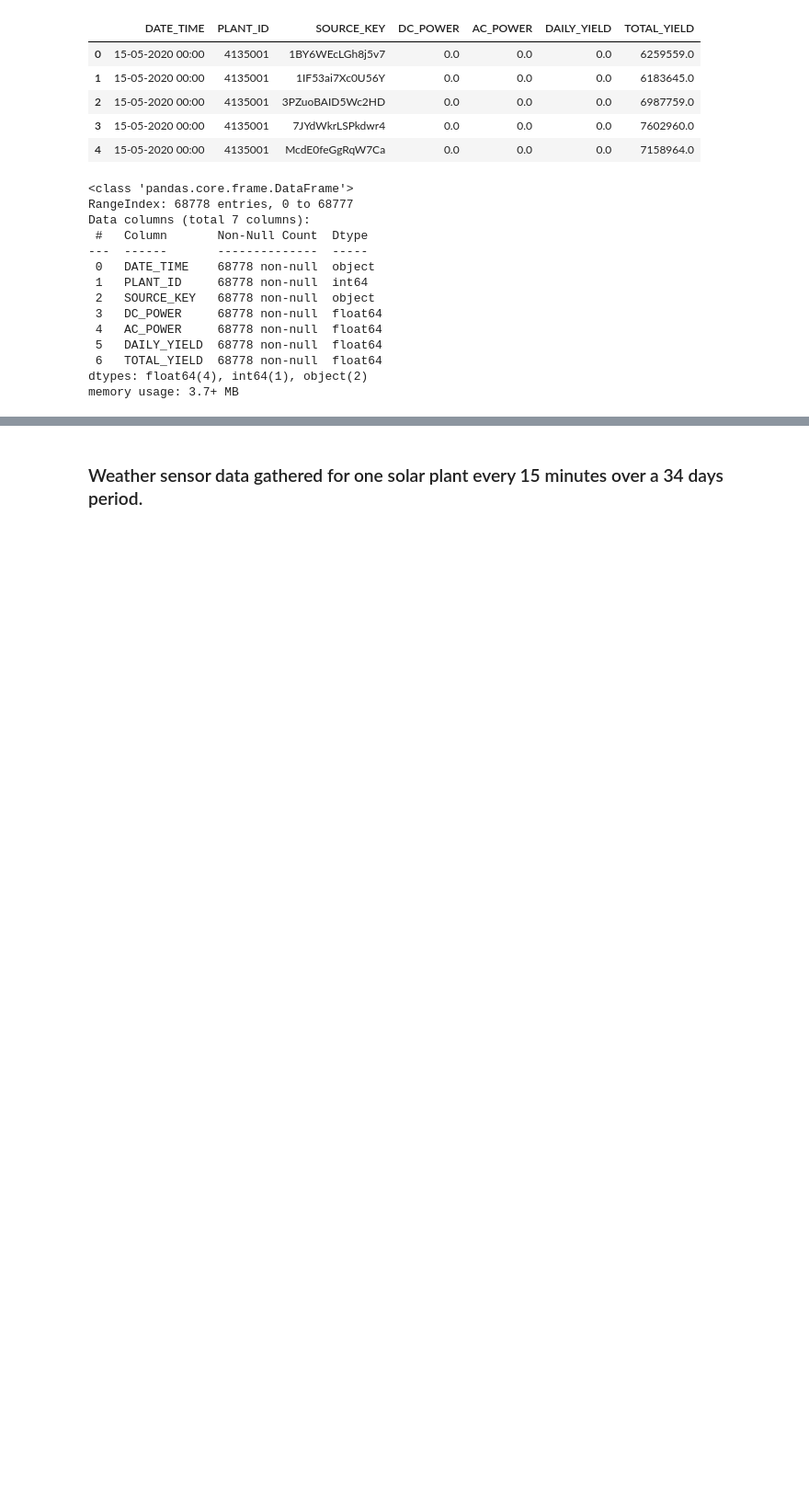
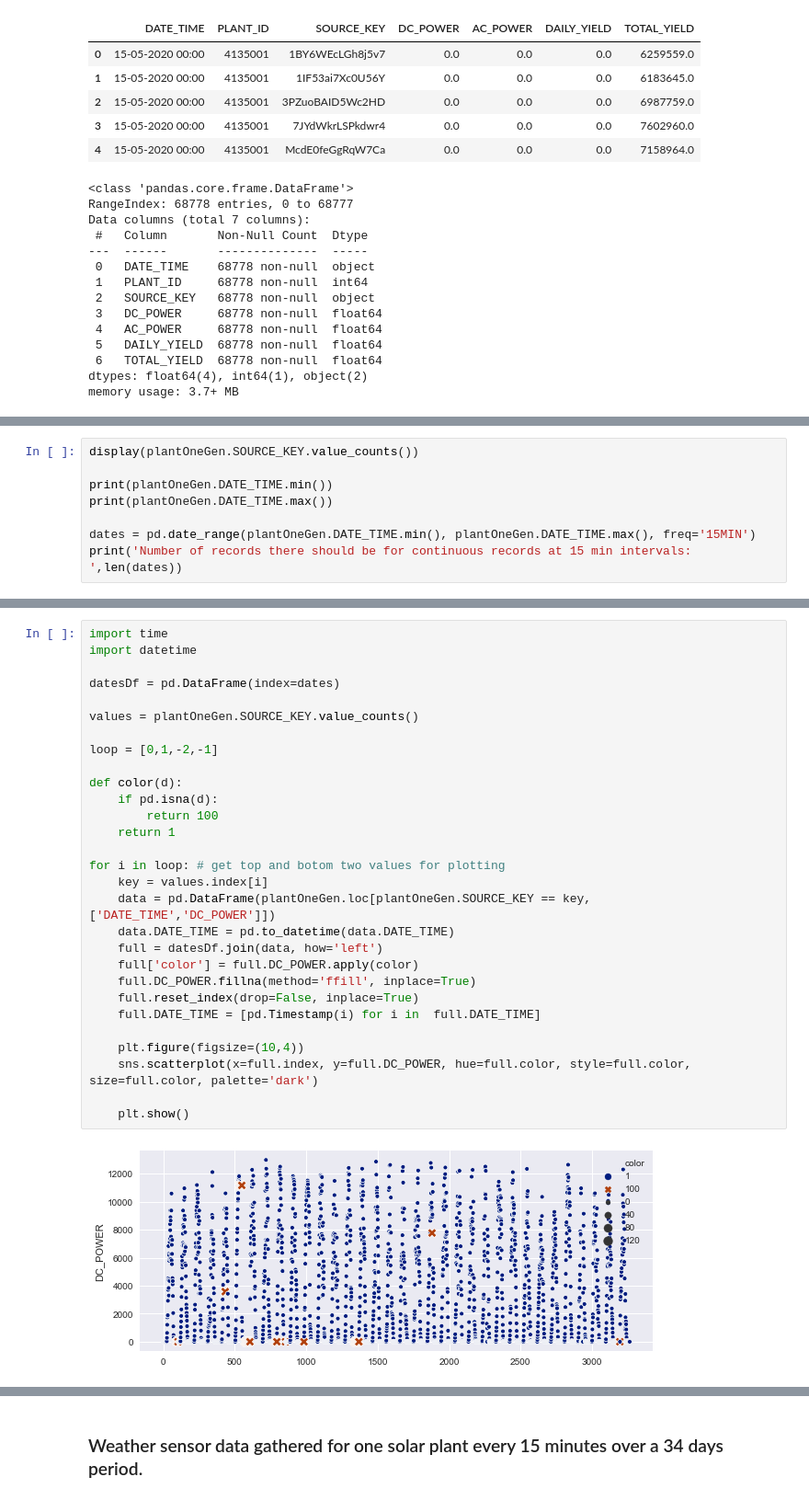
Before and after one commit to TheFoodForest/Kaggle-Solar-Power-Generation, a Jupyter notebook: Exploratory_Analysis.ipynb, the cells around one changed output, grey strips where cells are left out. Shown at 92% size. Drawn from its saved outputs; the diff is of its cells as text; blank space fills up the shorter version.

```diff
--- a/Exploratory_Analysis.ipynb
+++ b/Exploratory_Analysis.ipynb
@@ -39,0 +44,8 @@ memory usage: 3.7+ MB
+# %%
+display(plantOneGen.SOURCE_KEY.value_counts())
+
+print(plantOneGen.DATE_TIME.min())
+print(plantOneGen.DATE_TIME.max())
+
+dates = pd.date_range(plantOneGen.DATE_TIME.min(), plantOneGen.DATE_TIME.max(), freq='15MIN')
+print('Number of records there should be for continuous records at 15 min intervals: ',len(dates))
@@ -39,0 +73,31 @@ memory usage: 3.7+ MB
+# %%
+import time
+import datetime
+
+datesDf = pd.DataFrame(index=dates)
+
+values = plantOneGen.SOURCE_KEY.value_counts()
+
+loop = [0,1,-2,-1]
+
+def color(d):
+    if pd.isna(d):
+        return 100
+    return 1
+
+for i in loop: # get top and botom two values for plotting
+    key = values.index[i]
+    data = pd.DataFrame(plantOneGen.loc[plantOneGen.SOURCE_KEY == key, ['DATE_TIME','DC_POWER']])
+    data.DATE_TIME = pd.to_datetime(data.DATE_TIME)
+    full = datesDf.join(data, how='left')
+    full['color'] = full.DC_POWER.apply(color)
+    full.DC_POWER.fillna(method='ffill', inplace=True)
+    full.reset_index(drop=False, inplace=True)
+    full.DATE_TIME = [pd.Timestamp(i) for i in  full.DATE_TIME]
+
+    plt.figure(figsize=(10,4))
+    sns.scatterplot(x=full.index, y=full.DC_POWER, hue=full.color, style=full.color, size=full.color, palette='dark')
+
+    plt.show()
+# %% [output]
+[figure, added]
```
Also changed, not shown: parts of 23 cells of this notebook.
